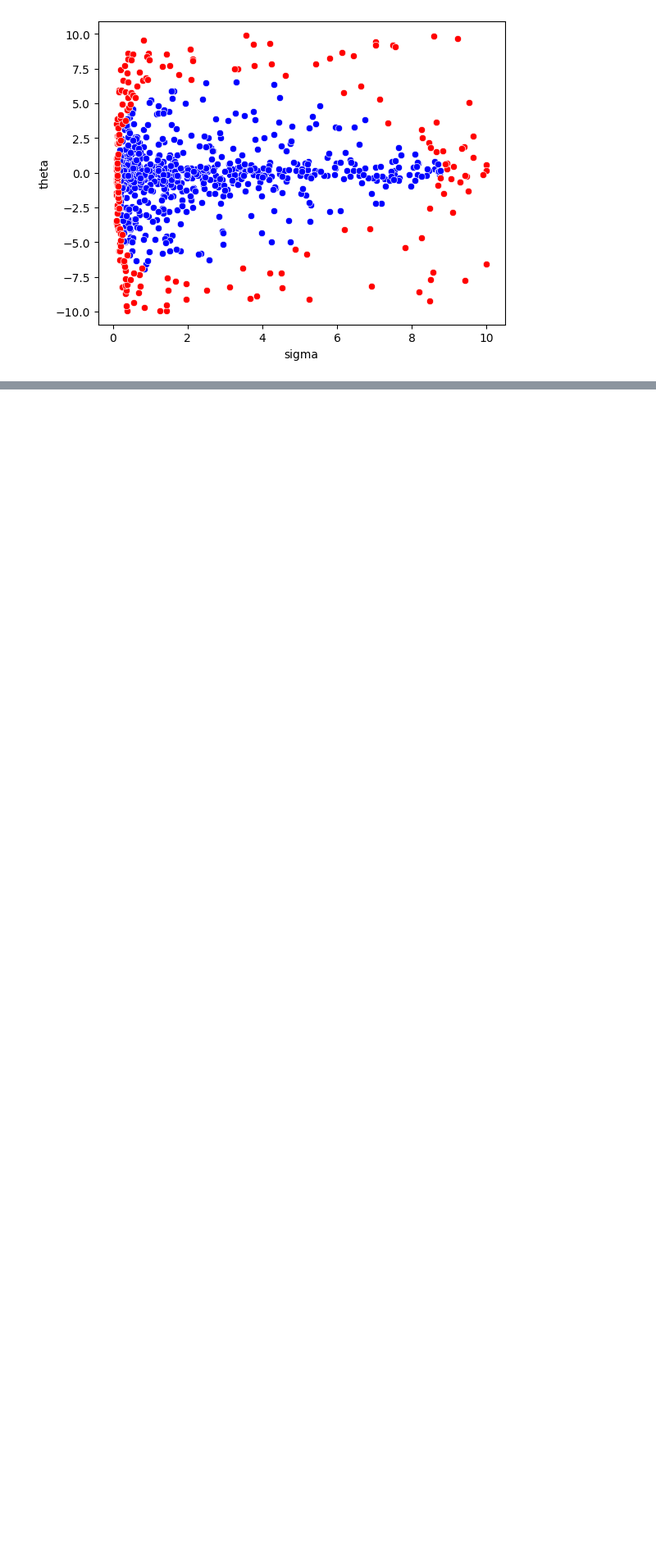
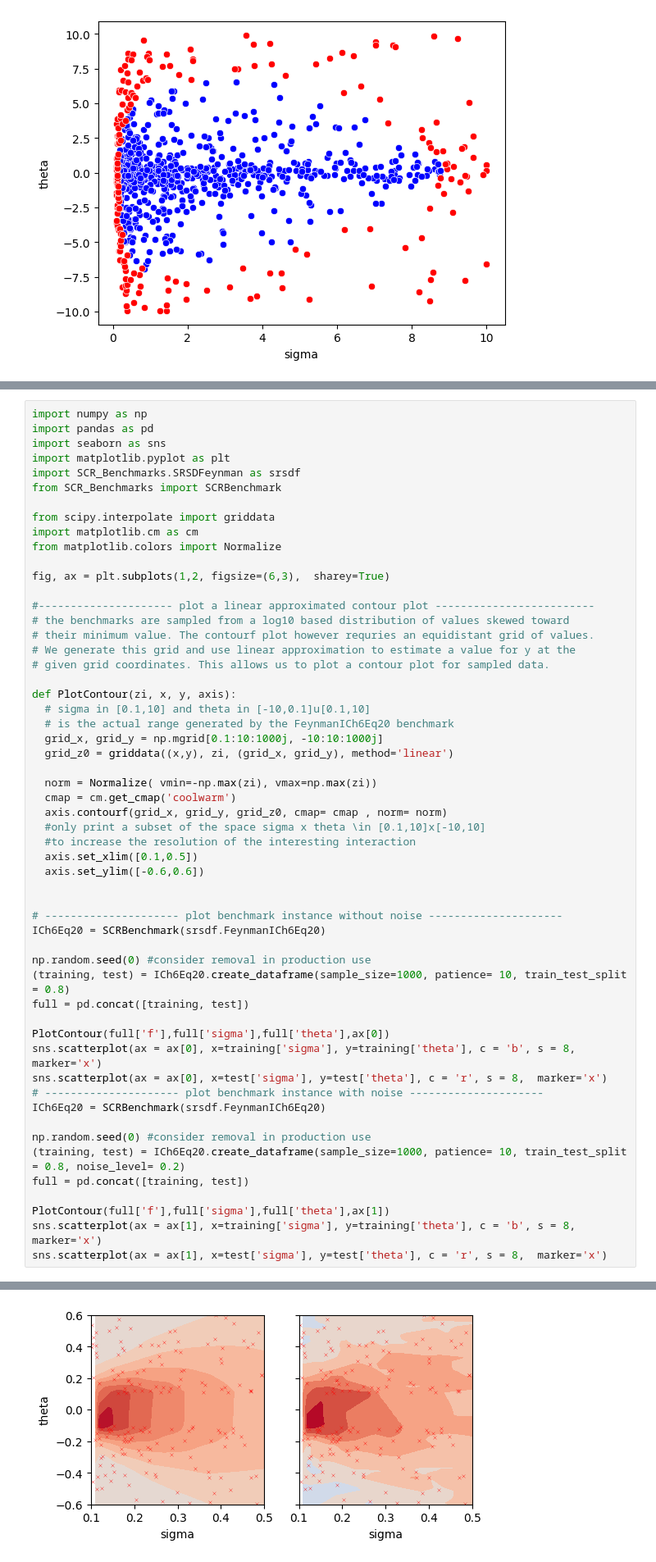
Before and after one commit to florianBachinger/SCR-Benchmarks-NIPS, a Jupyter notebook: examples/generate_training_data.ipynb, the cells around one changed output, grey strips where cells are left out. Shown at 82% size. Cells and saved outputs as stored; diff of their text form; blank space fills up the shorter version.

Commit message:
add option to add normal noise and improve example

```diff
--- a/examples/generate_training_data.ipynb
+++ b/examples/generate_training_data.ipynb
@@ -45,0 +50,56 @@ fig = sns.scatterplot(ax = fig, x='sigma', y='theta', data=test_df, c = 'r')
+# %%
+import numpy as np
+import pandas as pd
+import seaborn as sns
+import matplotlib.pyplot as plt
+import SCR_Benchmarks.SRSDFeynman as srsdf
+from SCR_Benchmarks import SCRBenchmark
+
+from scipy.interpolate import griddata
+import matplotlib.cm as cm
+from matplotlib.colors import Normalize
+
+fig, ax = plt.subplots(1,2, figsize=(6,3),  sharey=True)
+
+#--------------------- plot a linear approximated contour plot -------------------------
+# the benchmarks are sampled from a log10 based distribution of values skewed toward
+# their minimum value. The contourf plot however requries an equidistant grid of values.
+# We generate this grid and use linear approximation to estimate a value for y at the
+# given grid coordinates. This allows us to plot a contour plot for sampled data.
+
+def PlotContour(zi, x, y, axis):
+  # sigma in [0.1,10] and theta in [-10,0.1]u[0.1,10]
+  # is the actual range generated by the FeynmanICh6Eq20 benchmark
+  grid_x, grid_y = np.mgrid[0.1:10:1000j, -10:10:1000j]
+  grid_z0 = griddata((x,y), zi, (grid_x, grid_y), method='linear')
+
+  norm = Normalize( vmin=-np.max(zi), vmax=np.max(zi))
+  cmap = cm.get_cmap('coolwarm')
+  axis.contourf(grid_x, grid_y, grid_z0, cmap= cmap , norm= norm)
+  #only print a subset of the space sigma x theta \in [0.1,10]x[-10,10]
+  #to increase the resolution of the interesting interaction
+  axis.set_xlim([0.1,0.5])
+  axis.set_ylim([-0.6,0.6])
+
+
+# --------------------- plot benchmark instance without noise ---------------------
+ICh6Eq20 = SCRBenchmark(srsdf.FeynmanICh6Eq20)
+
+np.random.seed(0) #consider removal in production use
+(training, test) = ICh6Eq20.create_dataframe(sample_size=1000, patience= 10, train_test_split = 0.8)
+full = pd.concat([training, test])
+
+PlotContour(full['f'],full['sigma'],full['theta'],ax[0])
+sns.scatterplot(ax = ax[0], x=training['sigma'], y=training['theta'], c = 'b', s = 8,  marker='x')
+sns.scatterplot(ax = ax[0], x=test['sigma'], y=test['theta'], c = 'r', s = 8,  marker='x')
+# --------------------- plot benchmark instance with noise ---------------------
+ICh6Eq20 = SCRBenchmark(srsdf.FeynmanICh6Eq20)
+
+np.random.seed(0) #consider removal in production use
+(training, test) = ICh6Eq20.create_dataframe(sample_size=1000, patience= 10, train_test_split = 0.8, noise_level= 0.2)
+full = pd.concat([training, test])
+
+PlotContour(full['f'],full['sigma'],full['theta'],ax[1])
+sns.scatterplot(ax = ax[1], x=training['sigma'], y=training['theta'], c = 'b', s = 8,  marker='x')
+sns.scatterplot(ax = ax[1], x=test['sigma'], y=test['theta'], c = 'r', s = 8,  marker='x')
+# %% [output]
@@ -45,0 +107 @@ fig = sns.scatterplot(ax = fig, x='sigma', y='theta', data=test_df, c = 'r')
+[figure, added]
```
Also changed, not shown: parts of 2 cells of this notebook, 2 other files.
